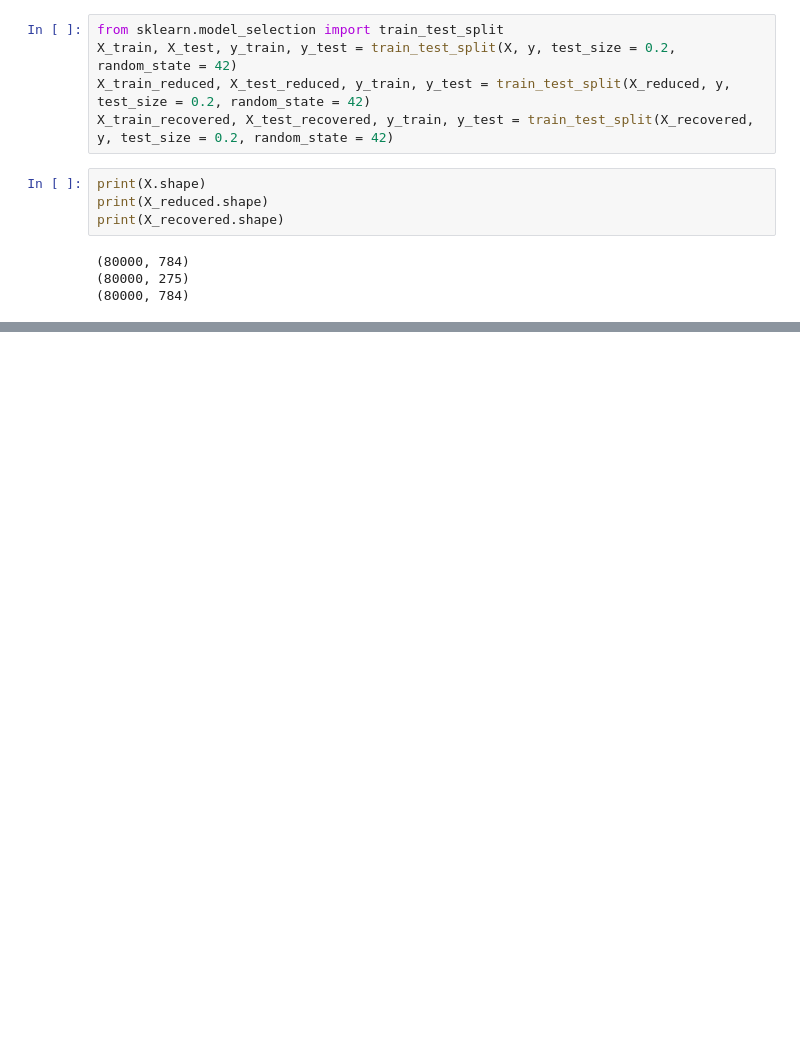
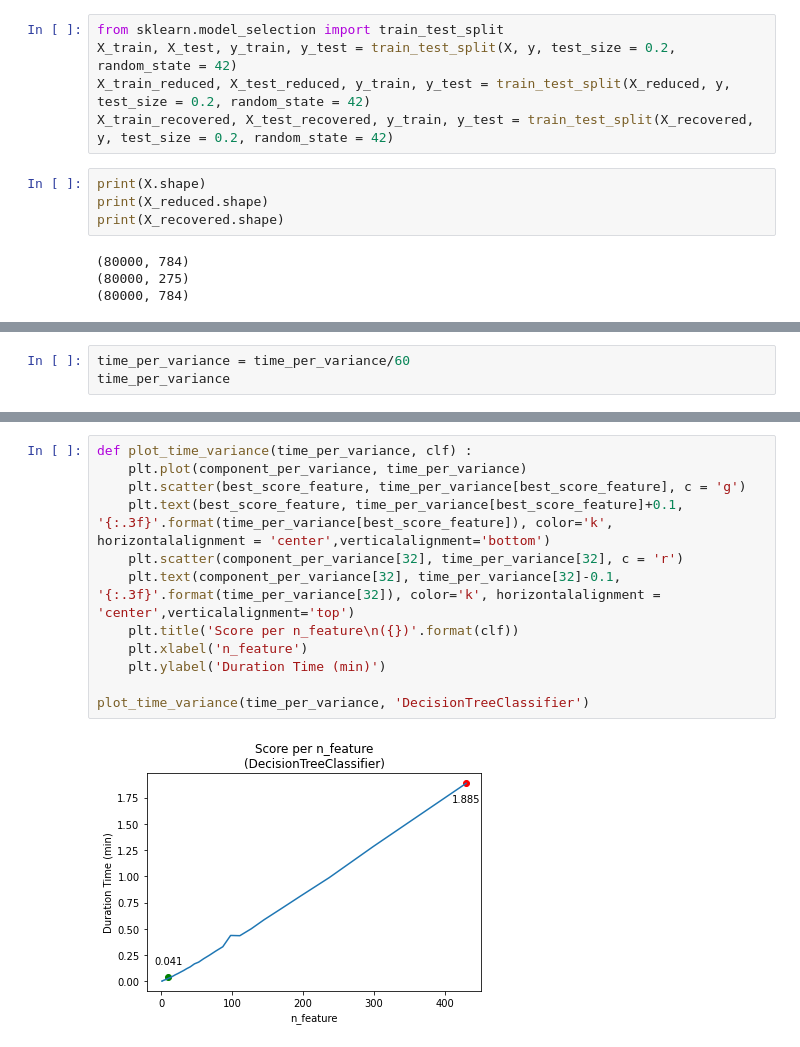
Before and after one commit to ykykyk112/machine_learning, a Jupyter notebook: sklearn_exercise/Dimentionality_Reduction.ipynb, the cells around one changed output, grey strips where cells are left out. Cells and saved outputs as stored; diff of their text form; blank space fills up the shorter version.

```diff
--- a/sklearn_exercise/Dimentionality_Reduction.ipynb
+++ b/sklearn_exercise/Dimentionality_Reduction.ipynb
@@ -263,0 +347,3 @@ building tree 100 of 100
+# %%
+time_per_variance = time_per_variance/60
+time_per_variance
@@ -263,0 +393,14 @@ building tree 100 of 100
+# %%
+def plot_time_variance(time_per_variance, clf) :
+    plt.plot(component_per_variance, time_per_variance)
+    plt.scatter(best_score_feature, time_per_variance[best_score_feature], c = 'g')
+    plt.text(best_score_feature, time_per_variance[best_score_feature]+0.1, '{:.3f}'.format(time_per_variance[best_score_feature]), color='k', horizontalalignment = 'center',verticalalignment='bottom')
+    plt.scatter(component_per_variance[32], time_per_variance[32], c = 'r')
+    plt.text(component_per_variance[32], time_per_variance[32]-0.1, '{:.3f}'.format(time_per_variance[32]), color='k', horizontalalignment = 'center',verticalalignment='top')
+    plt.title('Score per n_feature\n({})'.format(clf))
+    plt.xlabel('n_feature')
+    plt.ylabel('Duration Time (min)')
+
+plot_time_variance(time_per_variance, 'DecisionTreeClassifier')
+# %% [output]
+[figure, added]
```
Also changed, not shown: parts of 22 cells of this notebook.
